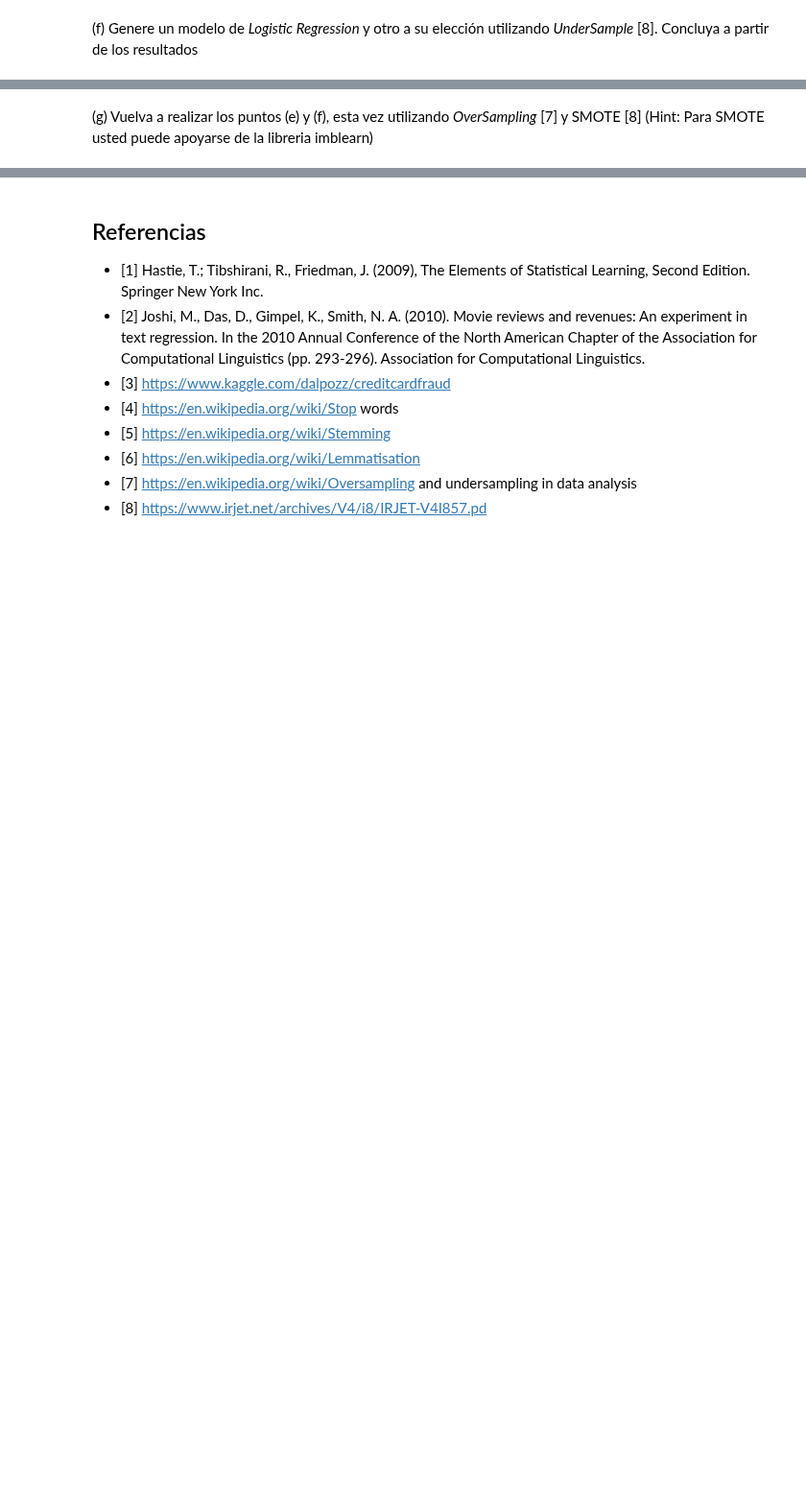
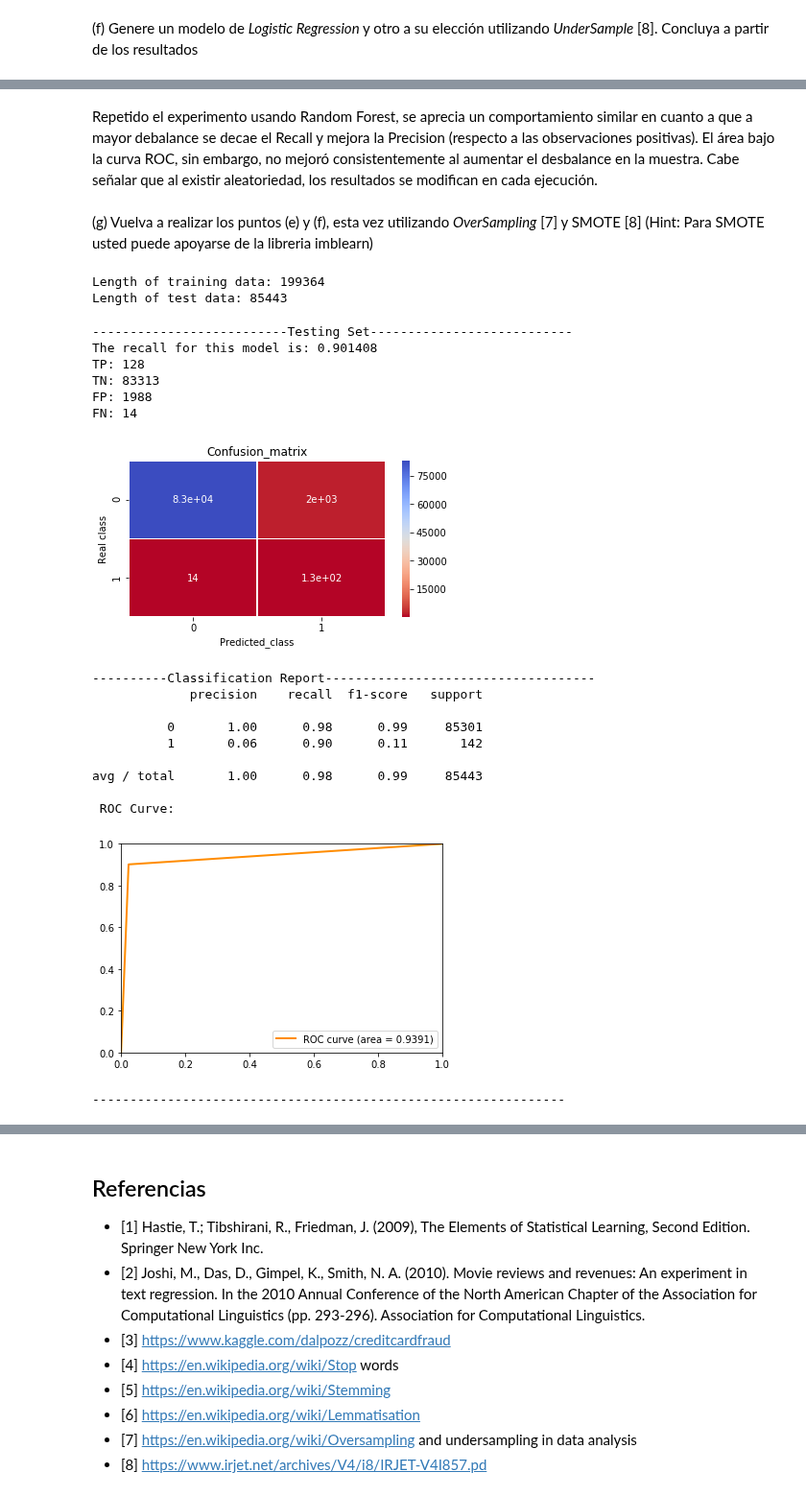
Before and after one commit to dsanmartin/INF578-HW, a Jupyter notebook: 2/Tarea2-ML.ipynb, the cells around one changed output, grey strips where cells are left out. Shown at 96% size. Saved outputs shown, nothing was run; the diff lists cells and outputs as text; code cells hidden in the pictures; blank space fills up the shorter version.

```diff
--- a/2/Tarea2-ML.ipynb
+++ b/2/Tarea2-ML.ipynb
@@ -630,0 +769,6 @@ avg / total       0.61      0.58      0.55      3554
+# %%
+from sklearn.discriminant_analysis import QuadraticDiscriminantAnalysis
+
+qda_model = QuadraticDiscriminantAnalysis()
+qda_model.fit(features_train.toarray(), labels_train)
+score_the_model(qda_model, features_train.toarray(), labels_train, features_test.toarray(), labels_test, 'QDA')
@@ -630,0 +785,6 @@ avg / total       0.61      0.58      0.55      3554
+# %%
+from sklearn.neighbors import KNeighborsClassifier
+
+knn_model = KNeighborsClassifier(n_neighbors=10)
+knn_model.fit(features_train.toarray(), labels_train)
+score_the_model(knn_model, features_train.toarray(), labels_train, features_test.toarray(), labels_test, 'KNN')
@@ -914,7 +1461,43 @@ avg / total       1.00      0.98      0.99     85443
+# %% [markdown]
+Repetido el experimento usando Random Forest, se aprecia un comportamiento similar en cuanto a que a mayor debalance se decae el Recall y mejora la Precision (respecto a las observaciones positivas). El área bajo la curva ROC, sin embargo, no mejoró consistentemente al aumentar el desbalance en la muestra. Cabe señalar que al existir aleatoriedad, los resultados se modifican en cada ejecución.
 # %% [markdown]
 (g) Vuelva a realizar los puntos (e) y (f), esta vez utilizando *OverSampling* [7] y SMOTE [8] (Hint: Para
 SMOTE usted puede apoyarse de la libreria imblearn)
 # %%
 from imblearn.over_sampling import SMOTE
 os = SMOTE(random_state=0)
-os_data_X,os_data_y=os.fit_sample(x_tr,y_tr)
+x_tr, x_ts, y_tr, y_ts = data_prepration(dt)
+os_data_X, os_data_y = os.fit_sample(x_tr, y_tr)
+os_data_X = df = pd.DataFrame(os_data_X)
+os_data_X.columns = x_tr.columns
+os_data_y = df = pd.DataFrame(os_data_y)
+os_data_y.columns = y_tr.columns
+# %% [output]
+Length of training data: 199364
+Length of test data: 85443
+# %%
+from sklearn.linear_model import LogisticRegression
+
+clf=LogisticRegression()
+print "--------------------------Testing Set---------------------------"
+model(clf,os_data_X,x_ts,os_data_y,y_ts)
+print "---------------------------------------------------------------"
+# %% [output]
+--------------------------Testing Set---------------------------
+The recall for this model is: 0.901408
+TP: 128
+TN: 83313
+FP: 1988
+FN: 14
+[figure, added]
+----------Classification Report------------------------------------
+             precision    recall  f1-score   support
+
+          0       1.00      0.98      0.99     85301
+          1       0.06      0.90      0.11       142
+
+avg / total       1.00      0.98      0.99     85443
+
+ ROC Curve:
+[figure, added]
+---------------------------------------------------------------
```
Also changed, not shown: parts of 59 cells of this notebook, 1 other file.
